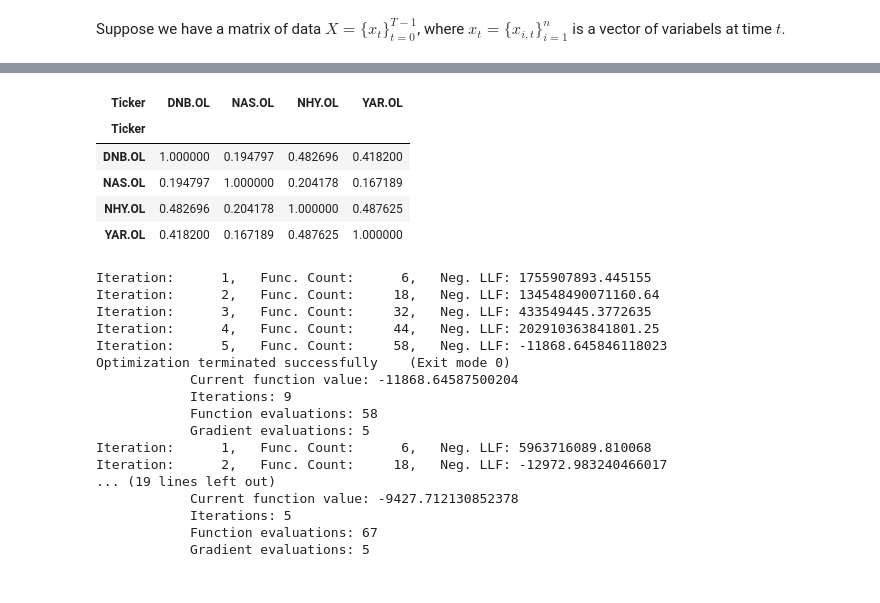
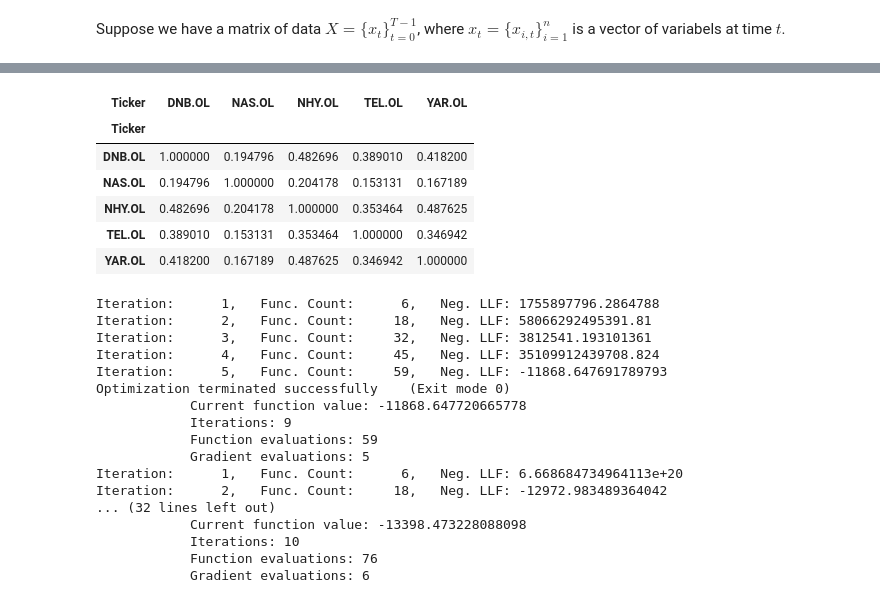
Before and after one commit to magnushelliesen/monte-carlo-simulator, a Jupyter notebook: monte-carlo-simulator.ipynb, the cells around one changed output, grey strips where cells are left out. Cells and saved outputs as stored; diff of their text form; code cells hidden in the pictures.

```diff
--- a/monte-carlo-simulator.ipynb
+++ b/monte-carlo-simulator.ipynb
@@ -39,7 +39,7 @@ def fetch_data(tickers: tuple):
         .pivot(index='Date', columns='Ticker', values='Close')
     )
 
-tickers = ('NHY.OL', 'DNB.OL', 'YAR.OL', 'NAS.OL')
+tickers = ('NHY.OL', 'DNB.OL', 'YAR.OL', 'NAS.OL', 'TEL.OL')
 df = fetch_data(tickers).dropna()
 df
 # %% [output]
@@ -95,12 +97,13 @@ for ticker in tickers:
 # %%
-df_diff.corr()
+df_diff.corr().style.background_gradient(cmap='Blues')
 # %% [output]
-| Ticker | DNB.OL | NAS.OL | NHY.OL | YAR.OL |
-| Ticker |  |  |  |  |
-| DNB.OL | 1.000000 | 0.194797 | 0.482696 | 0.418200 |
-| NAS.OL | 0.194797 | 1.000000 | 0.204178 | 0.167189 |
-| NHY.OL | 0.482696 | 0.204178 | 1.000000 | 0.487625 |
-| YAR.OL | 0.418200 | 0.167189 | 0.487625 | 1.000000 |
+| Ticker | DNB.OL | NAS.OL | NHY.OL | TEL.OL | YAR.OL |
+| Ticker |  |  |  |  |  |
+| DNB.OL | 1.000000 | 0.194796 | 0.482696 | 0.389010 | 0.418200 |
+| NAS.OL | 0.194796 | 1.000000 | 0.204178 | 0.153131 | 0.167189 |
+| NHY.OL | 0.482696 | 0.204178 | 1.000000 | 0.353464 | 0.487625 |
+| TEL.OL | 0.389010 | 0.153131 | 0.353464 | 1.000000 | 0.346942 |
+| YAR.OL | 0.418200 | 0.167189 | 0.487625 | 0.346942 | 1.000000 |
 # %%
 models = {}
 for ticker in tickers:
@@ -108,23 +111,23 @@ for ticker in tickers:
 # %%
 fits = {key: val.fit() for key, val in models.items()}
 # %% [output]
-Iteration:      1,   Func. Count:      6,   Neg. LLF: 1755907893.445155
-Iteration:      2,   Func. Count:     18,   Neg. LLF: 134548490071160.64
-Iteration:      3,   Func. Count:     32,   Neg. LLF: 433549445.3772635
-Iteration:      4,   Func. Count:     44,   Neg. LLF: 202910363841801.25
-Iteration:      5,   Func. Count:     58,   Neg. LLF: -11868.645846118023
+Iteration:      1,   Func. Count:      6,   Neg. LLF: 1755897796.2864788
+Iteration:      2,   Func. Count:     18,   Neg. LLF: 58066292495391.81
+Iteration:      3,   Func. Count:     32,   Neg. LLF: 3812541.193101361
+Iteration:      4,   Func. Count:     45,   Neg. LLF: 35109912439708.824
+Iteration:      5,   Func. Count:     59,   Neg. LLF: -11868.647691789793
 Optimization terminated successfully    (Exit mode 0)
-            Current function value: -11868.64587500204
+            Current function value: -11868.647720665778
             Iterations: 9
-            Function evaluations: 58
+            Function evaluations: 59
             Gradient evaluations: 5
-Iteration:      1,   Func. Count:      6,   Neg. LLF: 5963716089.810068
-Iteration:      2,   Func. Count:     18,   Neg. LLF: -12972.983240466017
-... (19 lines left out)
-            Current function value: -9427.712130852378
-            Iterations: 5
-            Function evaluations: 67
-            Gradient evaluations: 5
+Iteration:      1,   Func. Count:      6,   Neg. LLF: 6.668684734964113e+20
+Iteration:      2,   Func. Count:     18,   Neg. LLF: -12972.983489364042
+... (32 lines left out)
+            Current function value: -13398.473228088098
+            Iterations: 10
+            Function evaluations: 76
+            Gradient evaluations: 6
 # %%
 for ticker in tickers:
     pd.DataFrame({ticker: fits[ticker].conditional_volatility}).plot(color='b', figsize=(10, 3), grid=True)
```
Also changed, not shown: parts of 5 cells of this notebook.
